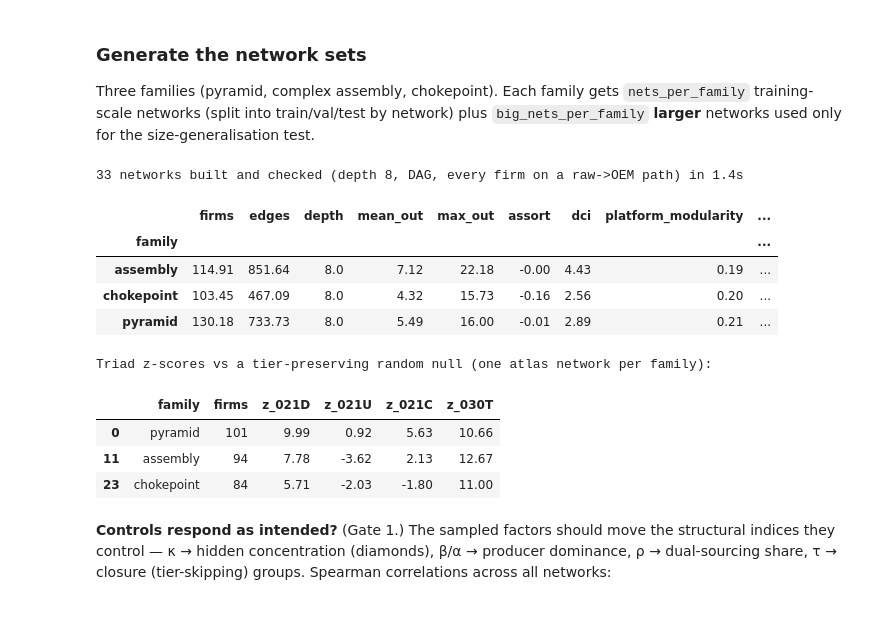
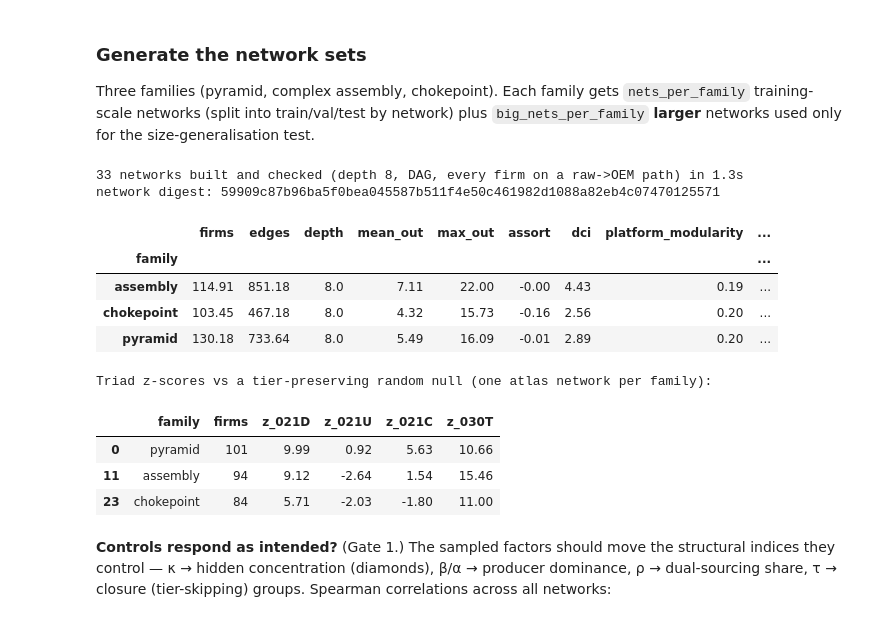
Before and after one commit to suresuite/v001-3-f6699a5b, a Jupyter notebook: scsim/scripts/research/ripple/incom2027_cascade.ipynb, the cells around one changed output. Saved outputs shown, nothing was run; the diff lists cells and outputs as text; code cells hidden in the pictures.

```diff
--- a/scsim/scripts/research/ripple/incom2027_cascade.ipynb
+++ b/scsim/scripts/research/ripple/incom2027_cascade.ipynb
@@ -198,7 +206,7 @@ def generate_structure(fp):
                 if first is None and comp_choice[c] and rng.random() < fp["beta"]:  # shared supplier: copy peers' favourite
                     opts = [s for s in comp_choice[c] if s not in avoid]
                     if opts:
-                        first = int(max(set(opts), key=opts.count))
+                        first = int(min(set(opts), key=lambda s_: (-opts.count(s_), s_)))   # ties: lowest index
                 if first is None:
                     first = pa_pick(prods, exclude=avoid)                          # hubs
                 srcs = [first]
@@ -436,37 +444,59 @@ def network_specs():
                 pos = int(np.where(split == r)[0][0])
                 sp = "train" if pos < n_tr else ("val" if pos < n_tr + n_va else "test")
             specs.append(dict(f, family=fam, seed=int(rng.integers(1e9)),
                               scale=CFG["big_scale"] if big else CFG["scale"], split=sp))
     return specs
 
 
 t0 = time.time()
 SPECS = network_specs()
 NETS = []
 for k, fp in enumerate(SPECS):
     for attempt in range(5):
         try:
             NETS.append(make_network(fp)); break
         except AssertionError as e:
             fp["seed"] += 1
     else:
         raise RuntimeError(f"could not build network {k}")
 print(f"{len(NETS)} networks built and checked (depth 8, DAG, every firm on a raw->OEM path) in {time.time()-t0:.1f}s")
 
+
+def network_digest(nets):
+    """SHA-256 over every structural and numerical input of the simulation, in network order.
+    Two runs that print the same digest generated bit-identical networks."""
+    h = hashlib.sha256()
+    for net in nets:
+        st = net["st"]
+        rec = dict(firm_tier=[int(v) for v in net["firm_tier"]], firm_items=st["firm_items"],
+                   bom=[sorted(b.items()) for b in st["bom"]],
+                   sources=sorted([list(k), v] for k, v in st["sources"].items()),
+                   lead=sorted([list(e), L] for e, L in net["lead"].items()),
+                   x=sorted([list(k), repr(v)] for k, v in net["x"].items()),
+                   cap=[repr(float(v)) for v in net["cap"]], g_S=[repr(float(v)) for v in net["g_S"]],
+                   fgS=sorted([list(k), repr(v)] for k, v in net["fgS"].items()), delta=repr(net["fp"]["delta"]))
+        h.update(json.dumps(rec, sort_keys=True).encode())
+    return h.hexdigest()
+
+
+NET_DIGEST = network_digest(NETS)
+print("network digest:", NET_DIGEST)
+
 rng_fp = np.random.default_rng(SEED + 1)
 atlas_ids = [next(n for n, s in enumerate(SPECS) if s["family"] == fam and s["split"] == "train") for fam in FAMILIES]
 FP = pd.DataFrame([dict(fingerprint(net, CFG["null_samples"] if n in atlas_ids else 0, rng_fp), split=SPECS[n]["split"], net=n)
                    for n, net in enumerate(NETS)])
 summary = FP.groupby("family")[["firms", "edges", "depth", "mean_out", "max_out", "assort", "dci", "platform_modularity",
                                 "shared_supplier_pairs", "dual_share", "producer_dominance", "hidden_conc", "n_030T"]].mean().round(2)
 summary
 # %% [output]
-33 networks built and checked (depth 8, DAG, every firm on a raw->OEM path) in 1.4s
+33 networks built and checked (depth 8, DAG, every firm on a raw->OEM path) in 1.3s
+network digest: 59909c87b96ba5f0bea045587b511f4e50c461982d1088a82eb4c07470125571
 |  | firms | edges | depth | mean_out | max_out | assort | dci | platform_modularity | ... |
 | family |  |  |  |  |  |  |  |  | ... |
-| assembly | 114.91 | 851.64 | 8.0 | 7.12 | 22.18 | -0.00 | 4.43 | 0.19 | ... |
-| chokepoint | 103.45 | 467.09 | 8.0 | 4.32 | 15.73 | -0.16 | 2.56 | 0.20 | ... |
-| pyramid | 130.18 | 733.73 | 8.0 | 5.49 | 16.00 | -0.01 | 2.89 | 0.21 | ... |
+| assembly | 114.91 | 851.18 | 8.0 | 7.11 | 22.00 | -0.00 | 4.43 | 0.19 | ... |
+| chokepoint | 103.45 | 467.18 | 8.0 | 4.32 | 15.73 | -0.16 | 2.56 | 0.20 | ... |
+| pyramid | 130.18 | 733.64 | 8.0 | 5.49 | 16.09 | -0.01 | 2.89 | 0.20 | ... |
 # %%
 print("Triad z-scores vs a tier-preserving random null (one atlas network per family):")
 FP.loc[atlas_ids, ["family", "firms", "z_021D", "z_021U", "z_021C", "z_030T"]].round(2)
@@ -474,7 +504,7 @@ FP.loc[atlas_ids, ["family", "firms", "z_021D", "z_021U", "z_021C", "z_030T"]].r
 Triad z-scores vs a tier-preserving random null (one atlas network per family):
 |  | family | firms | z_021D | z_021U | z_021C | z_030T |
 | 0 | pyramid | 101 | 9.99 | 0.92 | 5.63 | 10.66 |
-| 11 | assembly | 94 | 7.78 | -3.62 | 2.13 | 12.67 |
+| 11 | assembly | 94 | 9.12 | -2.64 | 1.54 | 15.46 |
 | 23 | chokepoint | 84 | 5.71 | -2.03 | -1.80 | 11.00 |
 # %% [markdown]
 **Controls respond as intended?** (Gate 1.) The sampled factors should move the structural indices they control — κ → hidden concentration (diamonds), β/α → producer dominance, ρ → dual-sourcing share, τ → closure (tier-skipping) groups. Spearman correlations across all networks:
```
Also changed, not shown: parts of 16 cells of this notebook, 5 other files.
